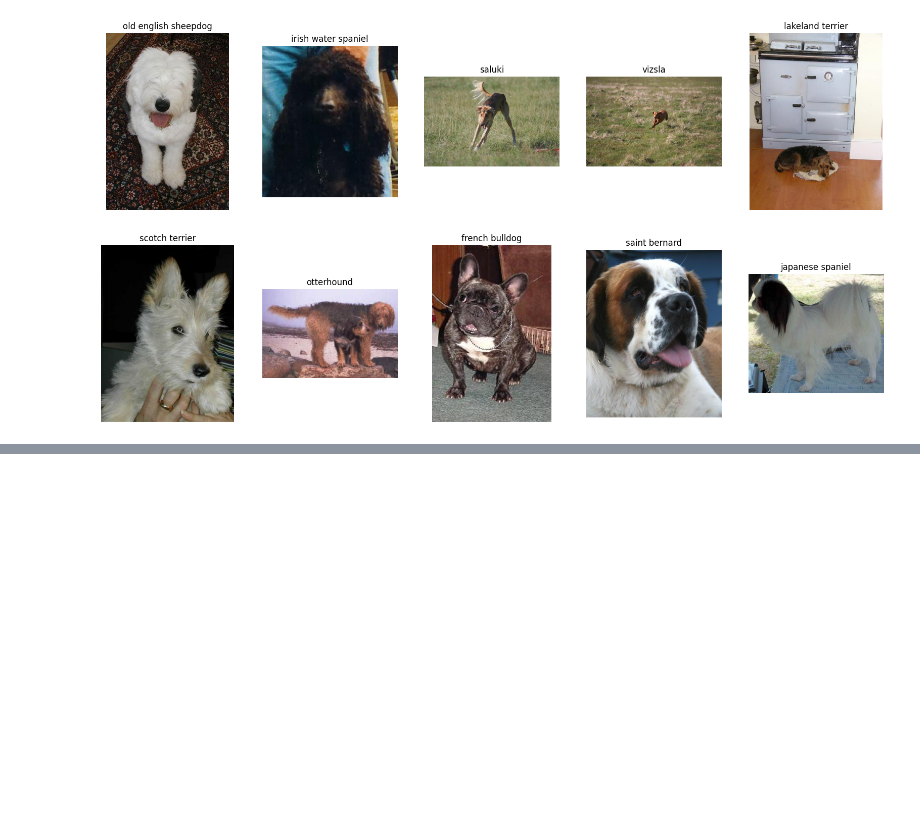
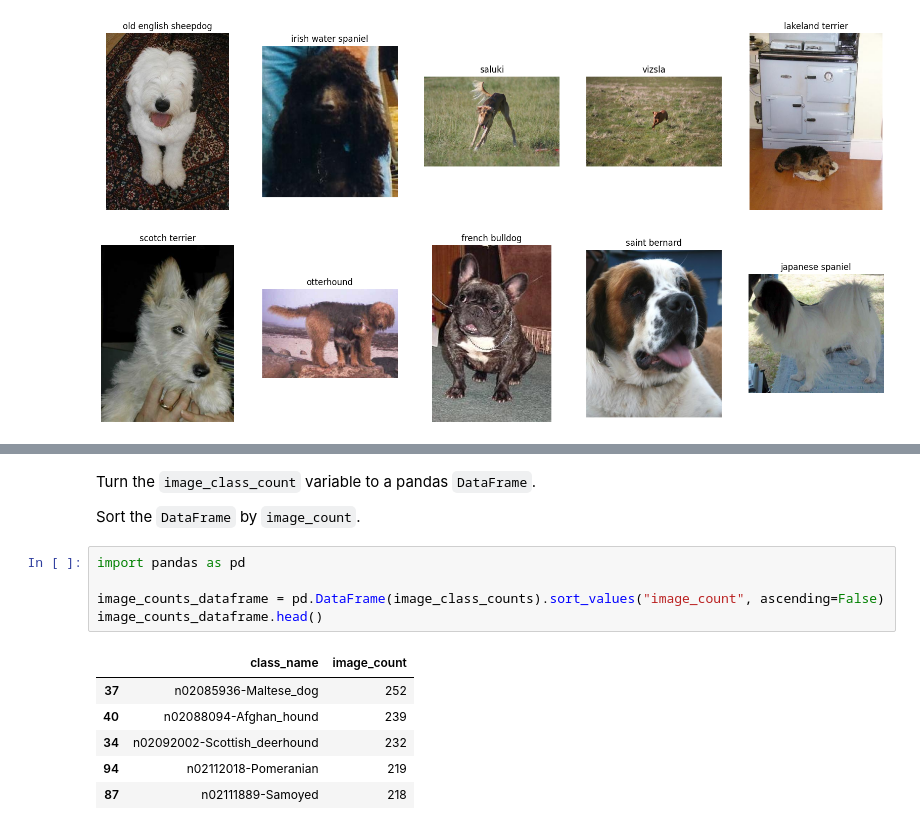
Before and after one commit to mzsolt68/DogVision, a Jupyter notebook: dog_vision.ipynb, the cells around one changed output, grey strips where cells are left out. Drawn from its saved outputs; the diff is of its cells as text; blank space fills up the shorter version.

```diff
--- a/dog_vision.ipynb
+++ b/dog_vision.ipynb
@@ -449,0 +525,16 @@ plot_10_random_images(image_paths=[Path(f"{local_dir}/Images/") / path for path
+# %% [markdown]
+Turn the `image_class_count` variable to a pandas `DataFrame`.
+
+Sort the `DataFrame` by `image_count`.
+# %%
+import pandas as pd
+
+image_counts_dataframe = pd.DataFrame(image_class_counts).sort_values("image_count", ascending=False)
+image_counts_dataframe.head()
+# %% [output]
+|  | class_name | image_count |
+| 37 | n02085936-Maltese_dog | 252 |
+| 40 | n02088094-Afghan_hound | 239 |
+| 34 | n02092002-Scottish_deerhound | 232 |
+| 94 | n02112018-Pomeranian | 219 |
+| 87 | n02111889-Samoyed | 218 |
```
Also changed, not shown: parts of 9 cells of this notebook.
